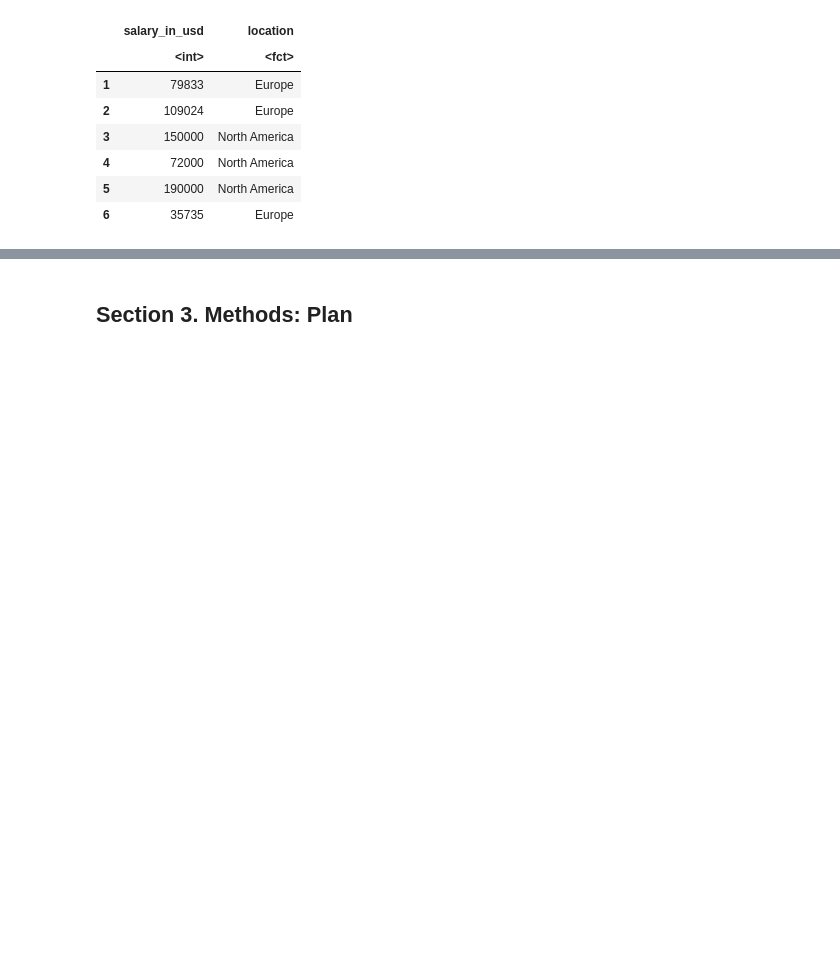
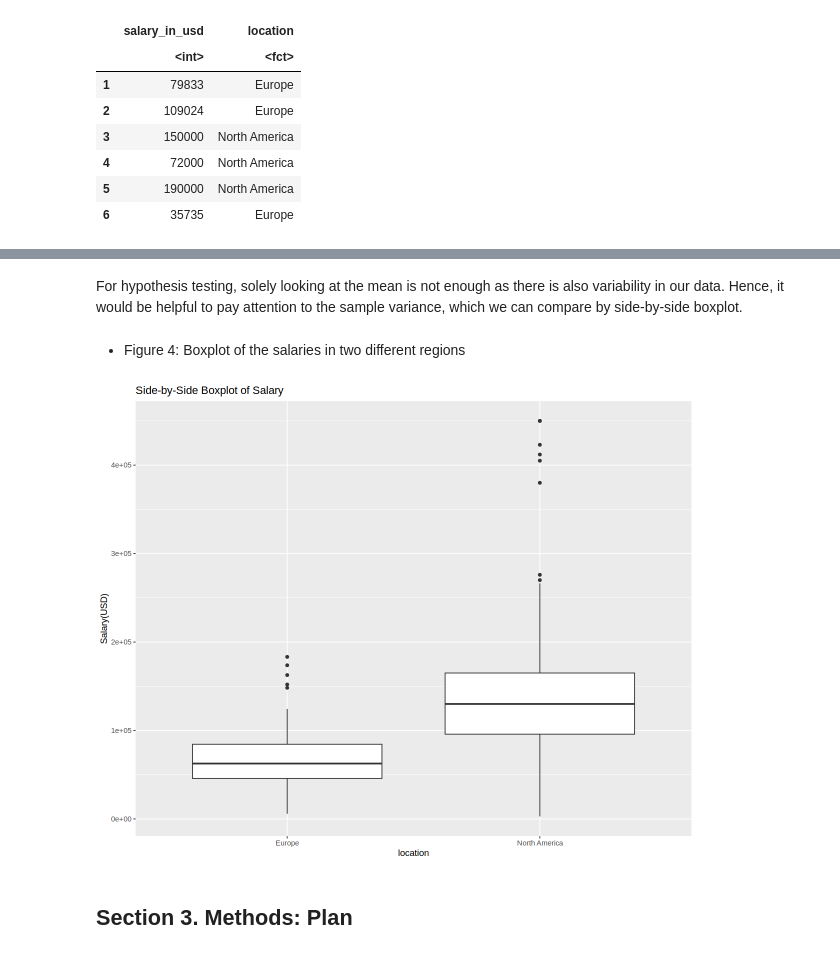
Before and after one commit to ScottCY/Hypothesis-Testing-New-York-City-Airbnb-booking-Prices, a Jupyter notebook: Proposal stat201.ipynb, the cells around one changed output, grey strips where cells are left out. Drawn from its saved outputs; the diff is of its cells as text; code cells hidden in the pictures; blank space fills up the shorter version.

```diff
--- a/Proposal stat201.ipynb
+++ b/Proposal stat201.ipynb
@@ -82,2 +127,16 @@ Now, we get our final dataset, and we would now draw some plots to do some expla
+# %% [markdown]
+For hypothesis testing, solely looking at the mean is not enough as there is also variability in our data. Hence, it would be helpful to pay attention to the sample variance, which we can compare by side-by-side boxplot.
+# %% [markdown]
+* Figure 4: Boxplot of the salaries in two different regions
+# %%
+options(repr.plot.width=10, repr.plot.height=8)
+boxplot_ds <- ggplot(ds_final, aes(x = location, y = salary_in_usd)) +
+    geom_boxplot() +
+    ylab("Salary(USD)") +
+    ggtitle("Side-by-Side Boxplot of Salary")
+
+boxplot_ds
+# %% [output]
+[figure, added]
 # %% [markdown]
 ## Section 3. Methods: Plan
```
Also changed, not shown: parts of 12 cells of this notebook.
